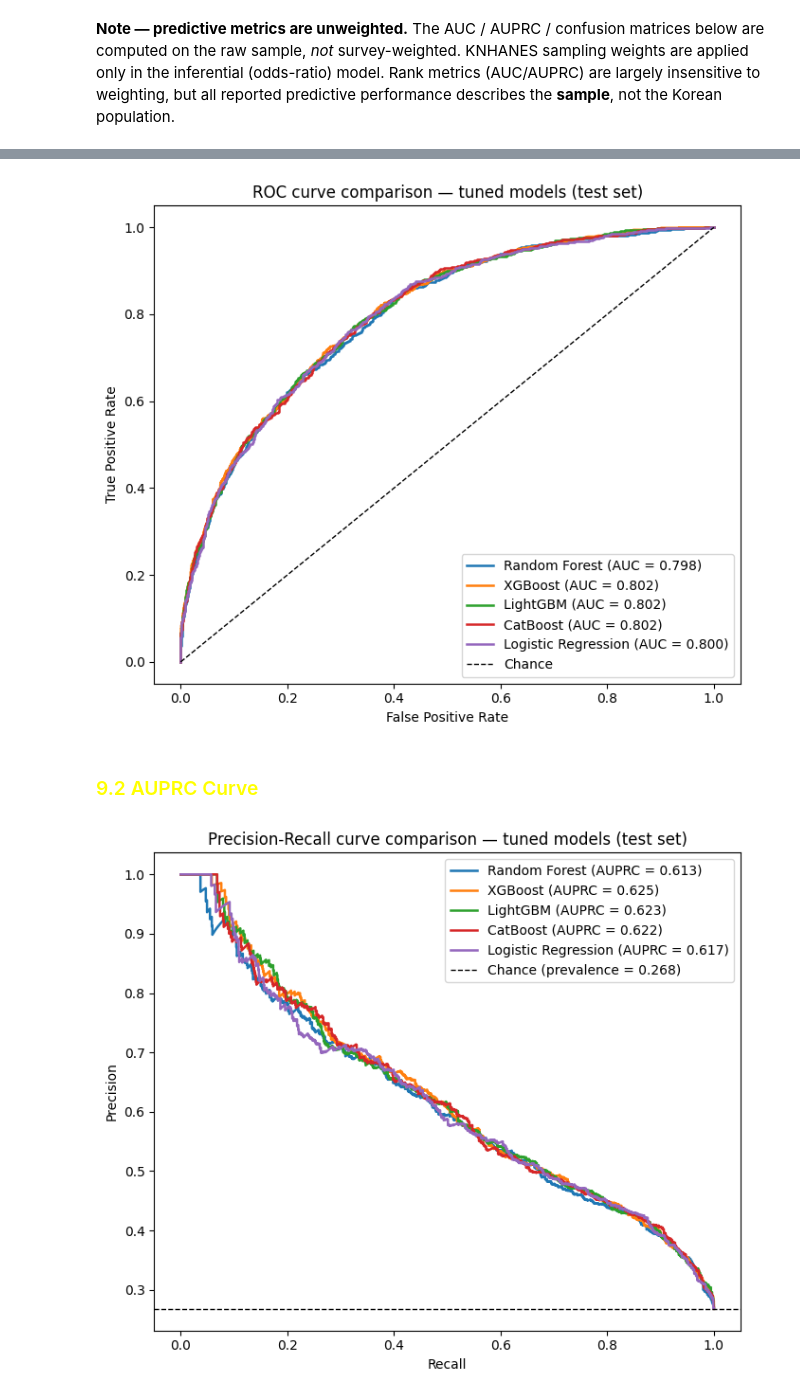
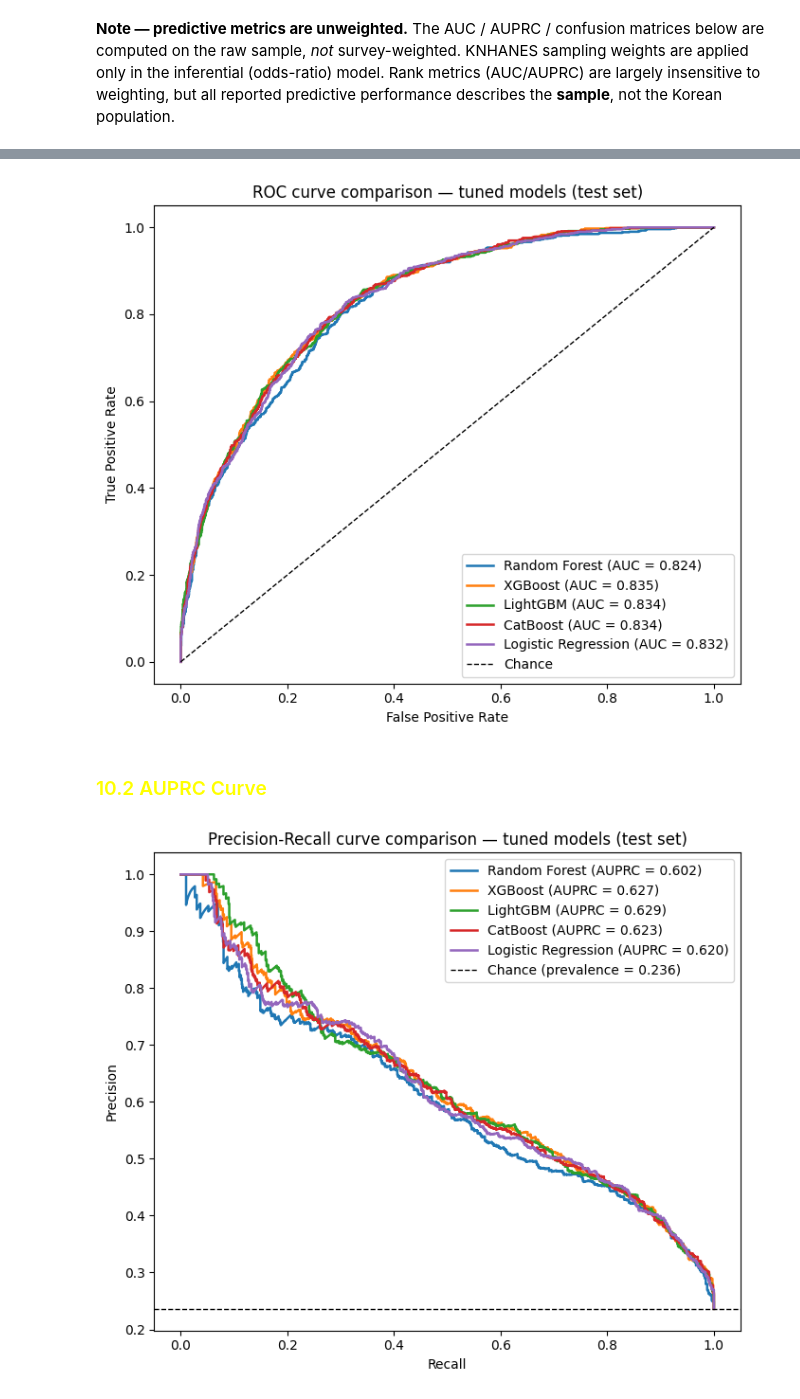
Before and after one commit to kimyonghan766/knhanes-tooth-loss-classifier, a Jupyter notebook: Main/final.ipynb, the cells around one changed output, grey strips where cells are left out. Cells and saved outputs as stored; diff of their text form; code cells hidden in the pictures.

```diff
--- a/Main/final.ipynb
+++ b/Main/final.ipynb
@@ -1450,7 +2482,7 @@ plt.show()
 # %%
 from sklearn.model_selection import learning_curve
 
-# ── Learning Curve — Top 3 Models by Test AUPRC ─────────────────────────────
+# ── Learning Curve — Top 3 Models by OOF AUPRC ──────────────────────────────
 # Train AUC vs CV AUC across increasing training-set sizes.
 # Converging gap → good generalisation; persistent gap → overfitting.
 
@@ -1471,23 +2503,27 @@ for ax, name in zip(axes, top3_names):
     tr_sz, tr_scores, val_scores = learning_curve(
         est, X_train, y_train,
         train_sizes=train_sizes,
-        cv=cv, scoring='roc_auc', n_jobs=1
+        cv=cv, scoring='average_precision', n_jobs=1
     )
     tr_mean,  tr_std  = tr_scores.mean(axis=1),  tr_scores.std(axis=1)
     val_mean, val_std = val_scores.mean(axis=1), val_scores.std(axis=1)
     c = _lc_colors.get(name, '#333333')
-    ax.plot(tr_sz, tr_mean, 'o-',  color=c, linewidth=1.8, label='Train AUC')
+    ax.plot(tr_sz, tr_mean, 'o-',  color=c, linewidth=1.8, label='Train AUPRC')
     ax.fill_between(tr_sz, tr_mean - tr_std,  tr_mean + tr_std,  alpha=0.12, color=c)
-    ax.plot(tr_sz, val_mean, 's--', color=c, linewidth=1.8, alpha=0.6, label='CV AUC')
+    ax.plot(tr_sz, val_mean, 's--', color=c, linewidth=1.8, alpha=0.6, label='CV AUPRC')
     ax.fill_between(tr_sz, val_mean - val_std, val_mean + val_std, alpha=0.08, color=c)
+    ax.axhline(y_train.mean(), color='#888888', linestyle=':', linewidth=1,
+               label=f'Chance (prevalence = {y_train.mean():.3f})')
     ax.set_title(name, fontsize=11)
     ax.set_xlabel('Training samples', fontsize=10)
-    ax.set_ylabel('AUC', fontsize=10)
+    ax.set_ylabel('AUPRC', fontsize=10)
     ax.legend(fontsize=9)
-    ax.set_ylim(0.5, 1.01)
+    # AUPRC floors at the positive-class prevalence, not 0.5, so the old ylim(0.5, 1.01)
+    # would have clipped the curves off the bottom of the axes.
+    ax.set_ylim(0, 1.01)
     ax.spines[['top', 'right']].set_visible(False)
 
-fig.suptitle('Learning Curves — Top 3 Models (Train vs. 5-Fold CV AUC)', fontsize=13)
+fig.suptitle('Learning Curves — Top 3 Models (Train vs. 5-Fold CV AUPRC)', fontsize=13)
 plt.tight_layout()
 plt.show()
 # %% [output]
@@ -1763,7 +2898,12 @@ Best OOF MCC score:          0.4308
 from sklearn.metrics import confusion_matrix, ConfusionMatrixDisplay, roc_curve, matthews_corrcoef
 from sklearn.model_selection import cross_val_predict
 
-target_models   = ['XGBoost', 'LightGBM', 'CatBoost']
+# Top 3 by OOF AUPRC. eval_df is sorted by that column in §9, and eval_df.index[0] is
+# best_name, so the SELECTED model is always row 0 of this grid. Previously hardcoded to
+# XGBoost/LightGBM/CatBoost, which silently omitted the reported model whenever it fell
+# outside that trio -- as it does in both cohorts now that §9 ranks by OOF AUPRC rather
+# than Test AUPRC. Same idiom as the learning-curve cell's `top3_names`.
+target_models   = eval_df.index[:3].tolist()
 col_labels      = ["Default (0.5)", "Youden's J", 'MCC']
 
 fig, axes = plt.subplots(3, 3, figsize=(13, 12))
@@ -1780,9 +2920,9 @@ for row, name in enumerate(target_models):
     j_scores      = tpr_oof + (1 - fpr_oof) - 1
     youden_thresh = float(thresh_oof[j_scores.argmax()])
 
-    # MCC threshold
-    mcc_scores  = [matthews_corrcoef(y_train, (oof_p >= t).astype(int)) for t in thresh_oof]
-    mcc_thresh  = float(thresh_oof[int(max(range(len(mcc_scores)), key=lambda i: mcc_scores[i]))])
+    # MCC threshold -- vectorised via mcc_curve() defined in the MCC-threshold cell above
+    mcc_scores  = mcc_curve(y_train, oof_p, thresh_oof)
+    mcc_thresh  = float(thresh_oof[int(np.argmax(mcc_scores))])
 
     for col, (thresh, label) in enumerate(zip([0.5, youden_thresh, mcc_thresh], col_labels)):
         preds = (proba_test >= thresh).astype(int)
@@ -1796,7 +2936,8 @@ for row, name in enumerate(target_models):
         if row != 2:
             axes[row, col].set_xlabel('')
 
-plt.suptitle('Confusion matrices — XGBoost, LightGBM, CatBoost (test set)', fontsize=13)
+plt.suptitle(f'Confusion matrices — top 3 by OOF AUPRC: {", ".join(target_models)} '
+             f'(test set)', fontsize=13)
 plt.tight_layout()
 plt.show()
 # %% [output]
@@ -1812,7 +2953,7 @@ from sklearn.metrics import roc_curve, auc
 fig, ax = plt.subplots(figsize=(7, 6))
 for name, model in fitted_models.items():
     proba = model.predict_proba(X_test)[:, 1]
-    fpr, tpr, _ = roc_curve(y_test, proba)
+    fpr, tpr, _ = roc_curve(y_test, proba, sample_weight=w_test_arr)
     ax.plot(fpr, tpr, linewidth=1.8, label=f'{name} (AUC = {auc(fpr, tpr):.3f})')
 
 ax.plot([0, 1], [0, 1], 'k--', linewidth=1, label='Chance')
@@ -1823,31 +2964,33 @@ ax.legend(loc='lower right')
 plt.tight_layout()
 plt.show()
 # %% [output]
-[figure, old version]
+[figure, new version]
 # %% [markdown]
-<h3 style="color:yellow";> 9.2 AUPRC Curve  </h3>
+<h3 style="color:yellow";> 10.2 AUPRC Curve  </h3>
 # %%
 from sklearn.metrics import precision_recall_curve, average_precision_score
 
-baseline = y_test.mean()   # random classifier AUPRC = positive class prevalence
+# Weighted prevalence: the chance line must sit at the POPULATION positive rate, matching
+# the survey-weighted AUPRC values in the legend.
+baseline = np.average(y_test.to_numpy(), weights=w_test_arr)
 
 fig, ax = plt.subplots(figsize=(7, 6))
 for name, model in fitted_models.items():
     proba = model.predict_proba(X_test)[:, 1]
-    prec, rec, _ = precision_recall_curve(y_test, proba)
-    ap = average_precision_score(y_test, proba)
+    prec, rec, _ = precision_recall_curve(y_test, proba, sample_weight=w_test_arr)
+    ap = average_precision_score(y_test, proba, sample_weight=w_test_arr)
     ax.plot(rec, prec, linewidth=1.8, label=f'{name} (AUPRC = {ap:.3f})')
 
 ax.axhline(baseline, color='k', linestyle='--', linewidth=1,
            label=f'Chance (prevalence = {baseline:.3f})')
 ax.set_xlabel('Recall')
 ax.set_ylabel('Precision')
 ax.set_title('Precision-Recall curve comparison — tuned models (test set)')
 ax.legend(loc='upper right')
 plt.tight_layout()
 plt.show()
 # %% [output]
-[figure, old version]
+[figure, new version]
 # %%
 from sklearn.calibration import calibration_curve
 from sklearn.metrics import brier_score_loss
```
Also changed, not shown: parts of 102 cells of this notebook, 29 other files.
